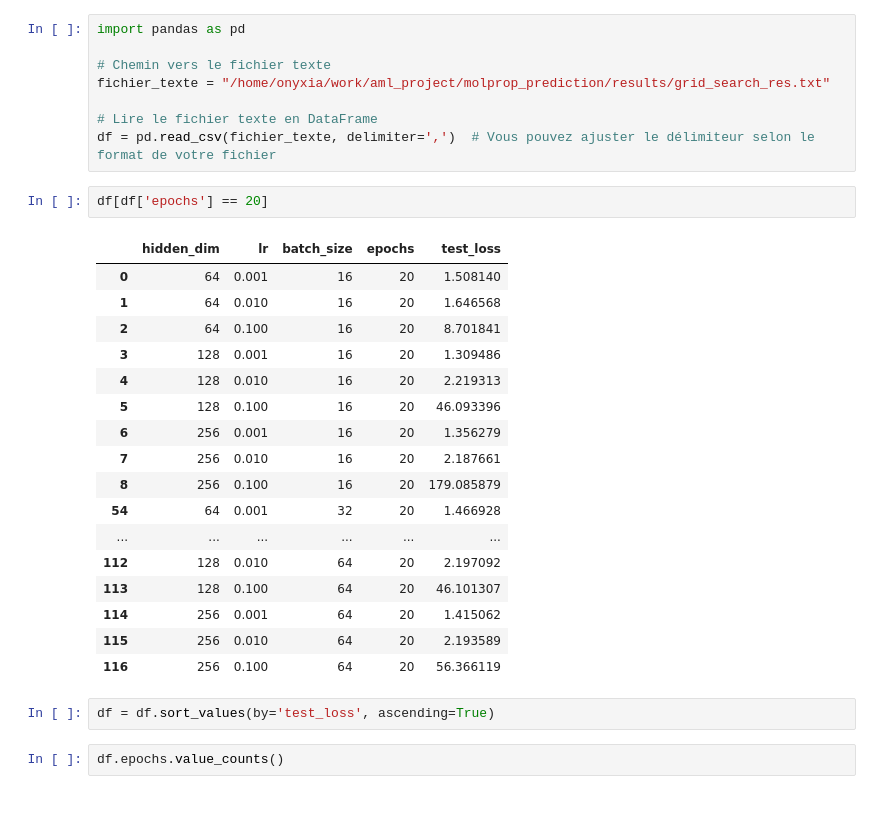
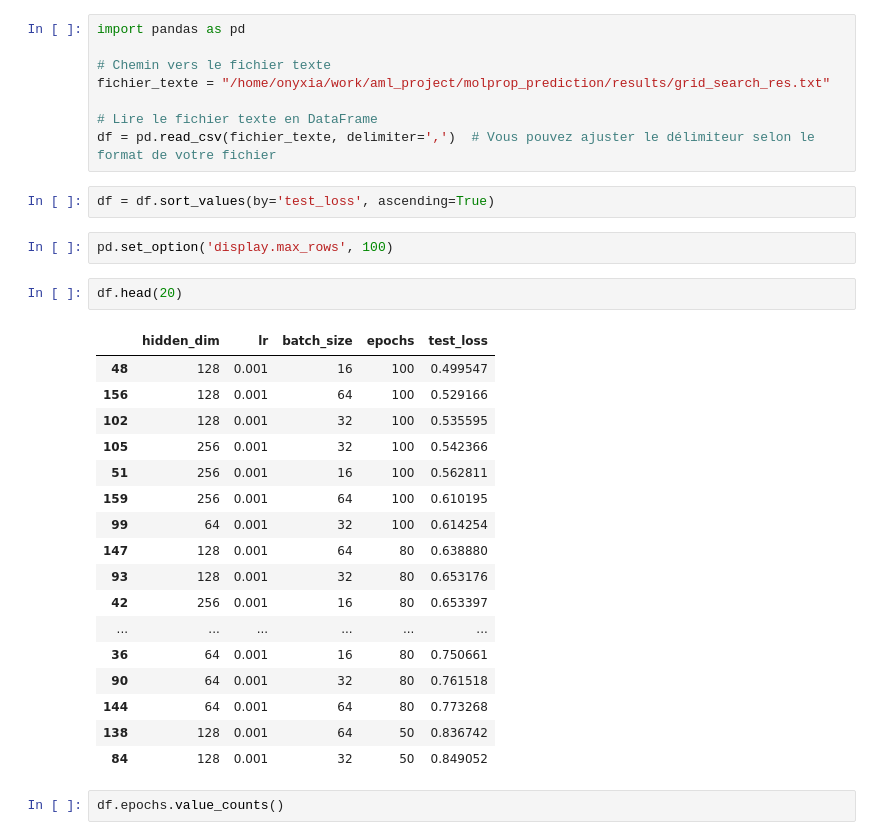
Before and after one commit to emanieluu/aml_project, a Jupyter notebook: emanie/sandbox.ipynb, the cells around one changed output. Cells and saved outputs as stored; diff of their text form; blank space fills up the shorter version.

```diff
--- a/emanie/sandbox.ipynb
+++ b/emanie/sandbox.ipynb
@@ -10,28 +8,30 @@ fichier_texte = "/home/onyxia/work/aml_project/molprop_prediction/results/grid_s
 
 # Lire le fichier texte en DataFrame
 df = pd.read_csv(fichier_texte, delimiter=',')  # Vous pouvez ajuster le délimiteur selon le format de votre fichier
-# %%
-df[df['epochs'] == 20]
-# %% [output]
-|  | hidden_dim | lr | batch_size | epochs | test_loss |
-| 0 | 64 | 0.001 | 16 | 20 | 1.508140 |
-| 1 | 64 | 0.010 | 16 | 20 | 1.646568 |
-| 2 | 64 | 0.100 | 16 | 20 | 8.701841 |
-| 3 | 128 | 0.001 | 16 | 20 | 1.309486 |
-| 4 | 128 | 0.010 | 16 | 20 | 2.219313 |
-| 5 | 128 | 0.100 | 16 | 20 | 46.093396 |
-| 6 | 256 | 0.001 | 16 | 20 | 1.356279 |
-| 7 | 256 | 0.010 | 16 | 20 | 2.187661 |
-| 8 | 256 | 0.100 | 16 | 20 | 179.085879 |
-| 54 | 64 | 0.001 | 32 | 20 | 1.466928 |
-| ... | ... | ... | ... | ... | ... |
-| 112 | 128 | 0.010 | 64 | 20 | 2.197092 |
-| 113 | 128 | 0.100 | 64 | 20 | 46.101307 |
-| 114 | 256 | 0.001 | 64 | 20 | 1.415062 |
-| 115 | 256 | 0.010 | 64 | 20 | 2.193589 |
-| 116 | 256 | 0.100 | 64 | 20 | 56.366119 |
 # %%
 df = df.sort_values(by='test_loss', ascending=True)
+# %%
+pd.set_option('display.max_rows', 100)
+# %%
+df.head(20)
+# %% [output]
+|  | hidden_dim | lr | batch_size | epochs | test_loss |
+| 48 | 128 | 0.001 | 16 | 100 | 0.499547 |
+| 156 | 128 | 0.001 | 64 | 100 | 0.529166 |
+| 102 | 128 | 0.001 | 32 | 100 | 0.535595 |
+| 105 | 256 | 0.001 | 32 | 100 | 0.542366 |
+| 51 | 256 | 0.001 | 16 | 100 | 0.562811 |
+| 159 | 256 | 0.001 | 64 | 100 | 0.610195 |
+| 99 | 64 | 0.001 | 32 | 100 | 0.614254 |
+| 147 | 128 | 0.001 | 64 | 80 | 0.638880 |
+| 93 | 128 | 0.001 | 32 | 80 | 0.653176 |
+| 42 | 256 | 0.001 | 16 | 80 | 0.653397 |
+| ... | ... | ... | ... | ... | ... |
+| 36 | 64 | 0.001 | 16 | 80 | 0.750661 |
+| 90 | 64 | 0.001 | 32 | 80 | 0.761518 |
+| 144 | 64 | 0.001 | 64 | 80 | 0.773268 |
+| 138 | 128 | 0.001 | 64 | 50 | 0.836742 |
+| 84 | 128 | 0.001 | 32 | 50 | 0.849052 |
 # %%
 df.epochs.value_counts()
 # %% [output]
```
Also changed, not shown: parts of 1 cell of this notebook, 8 other files.
